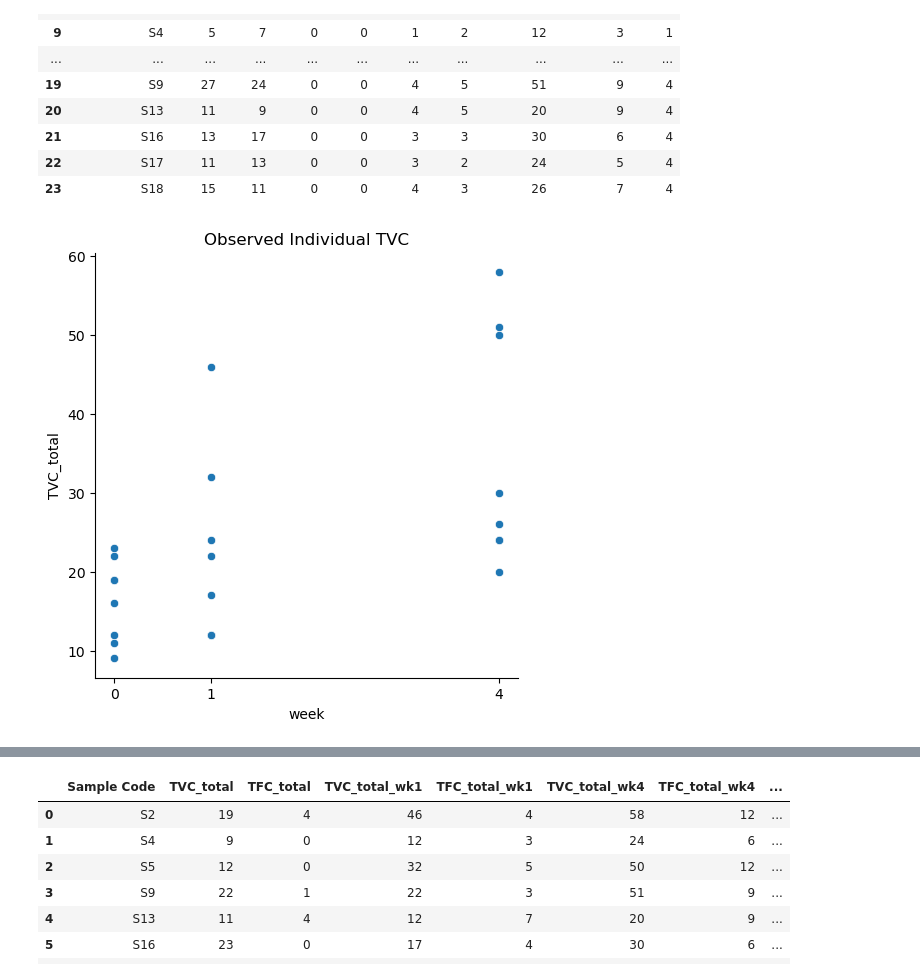
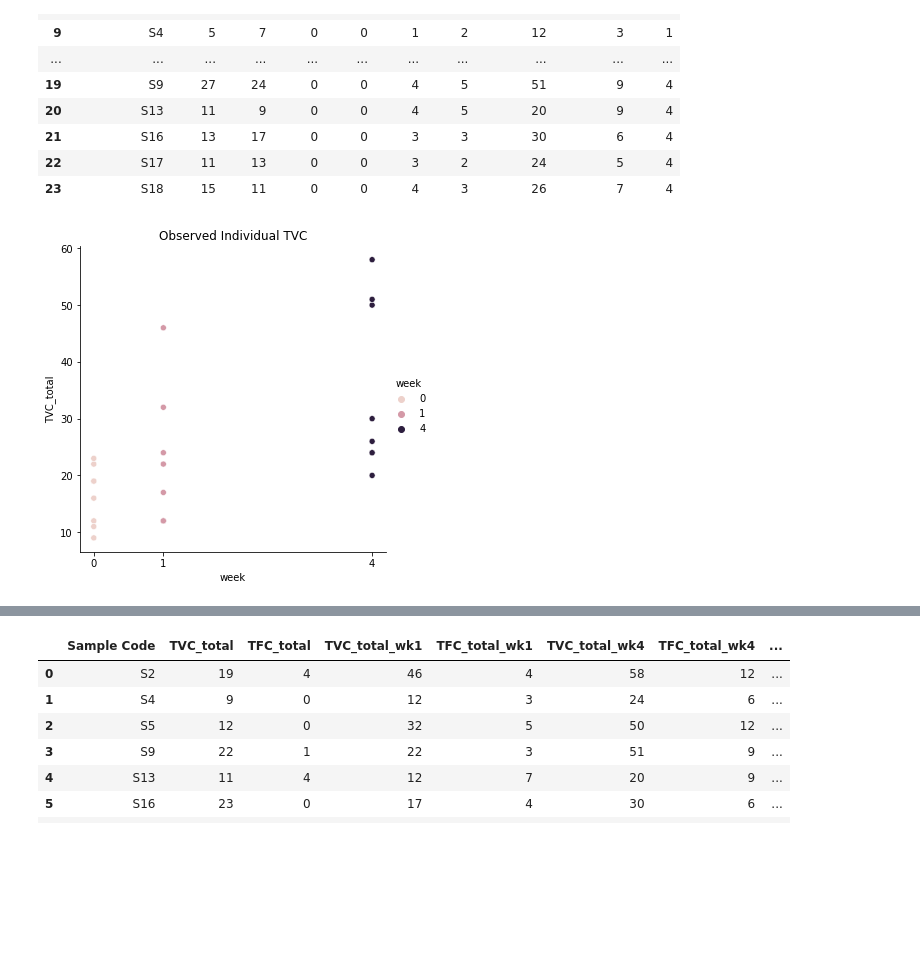
Before and after one commit to ome94/microbial_enumeration, a Jupyter notebook: microbial-enumeration.ipynb, the cells around one changed output, grey strips where cells are left out. Saved outputs shown, nothing was run; the diff lists cells and outputs as text; code cells hidden in the pictures; blank space fills up the shorter version.

Commit message:
modify plots as alternatives

```diff
--- a/microbial-enumeration.ipynb
+++ b/microbial-enumeration.ipynb
@@ -308,9 +305,9 @@ combined_set
 | 22 | S17 | 11 | 13 | 0 | 0 | 3 | 2 | 24 | 5 | 4 |
 | 23 | S18 | 15 | 11 | 0 | 0 | 4 | 3 | 26 | 7 | 4 |
 # %%
-sns.relplot(data=combined_set, x="week", y="TVC_total");
+sns.relplot(data=combined_set, x="week", y="TVC_total", hue="week");
 plt.xticks([0, 1, 4]);
 plt.title("Observed Individual TVC");
 # %% [output]
-[figure, old version]
+[figure, new version]
 # %%
```
Also changed, not shown: parts of 11 cells of this notebook, 1 other file.
